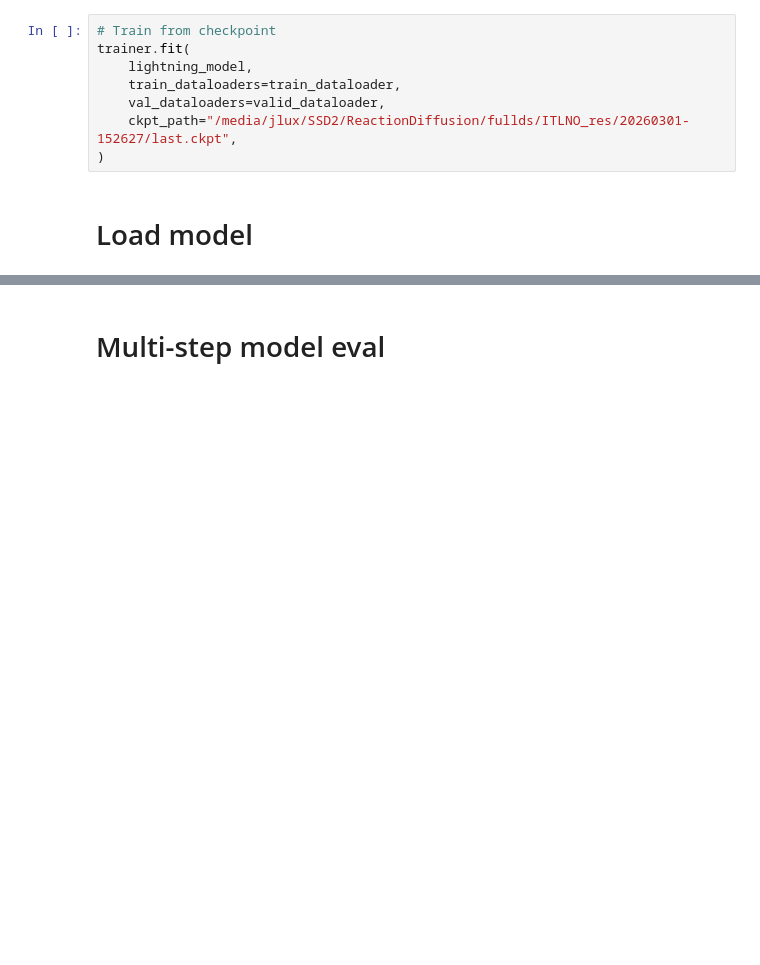
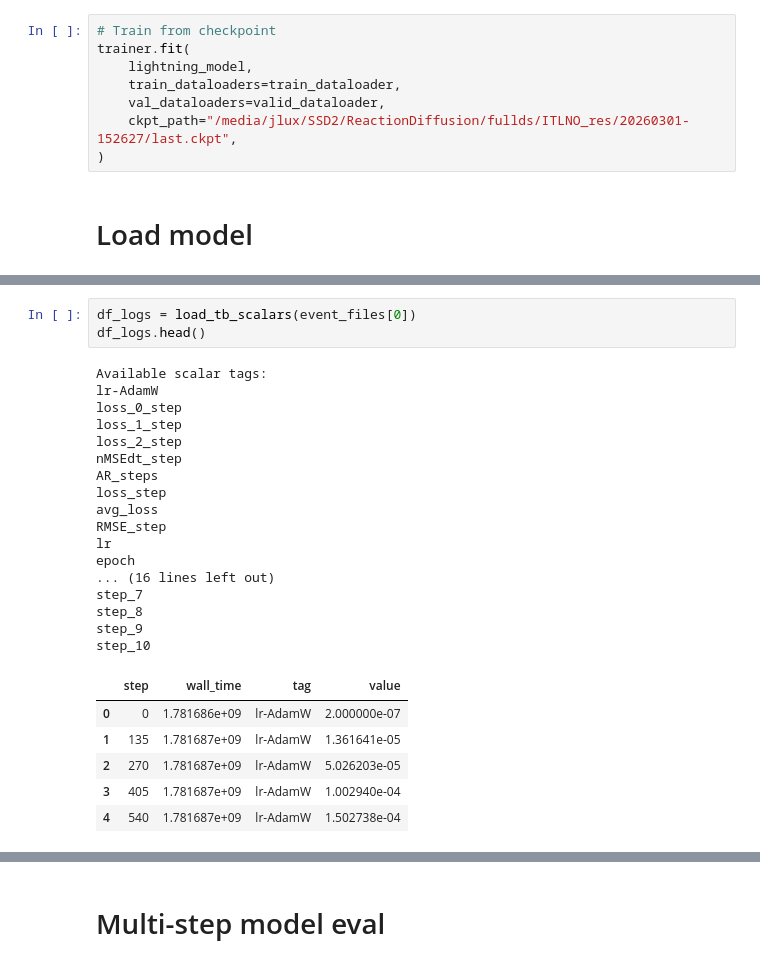
Before and after one commit to jerome-lux/PyNOP, a Jupyter notebook: notebooks/training_multistep.ipynb, the cells around one changed output, grey strips where cells are left out. Cells and saved outputs as stored; diff of their text form; blank space fills up the shorter version.

```diff
--- a/notebooks/training_multistep.ipynb
+++ b/notebooks/training_multistep.ipynb
@@ -544,0 +749,27 @@ lightning_model.load_state_dict(checkpoint['state_dict'])
+# %%
+df_logs = load_tb_scalars(event_files[0])
+df_logs.head()
+# %% [output]
+Available scalar tags:
+lr-AdamW
+loss_0_step
+loss_1_step
+loss_2_step
+nMSEdt_step
+AR_steps
+loss_step
+avg_loss
+RMSE_step
+lr
+epoch
+... (16 lines left out)
+step_7
+step_8
+step_9
+step_10
+|  | step | wall_time | tag | value |
+| 0 | 0 | 1.781686e+09 | lr-AdamW | 2.000000e-07 |
+| 1 | 135 | 1.781687e+09 | lr-AdamW | 1.361641e-05 |
+| 2 | 270 | 1.781687e+09 | lr-AdamW | 5.026203e-05 |
+| 3 | 405 | 1.781687e+09 | lr-AdamW | 1.002940e-04 |
+| 4 | 540 | 1.781687e+09 | lr-AdamW | 1.502738e-04 |
```
Also changed, not shown: parts of 21 cells of this notebook, 1 other file.
